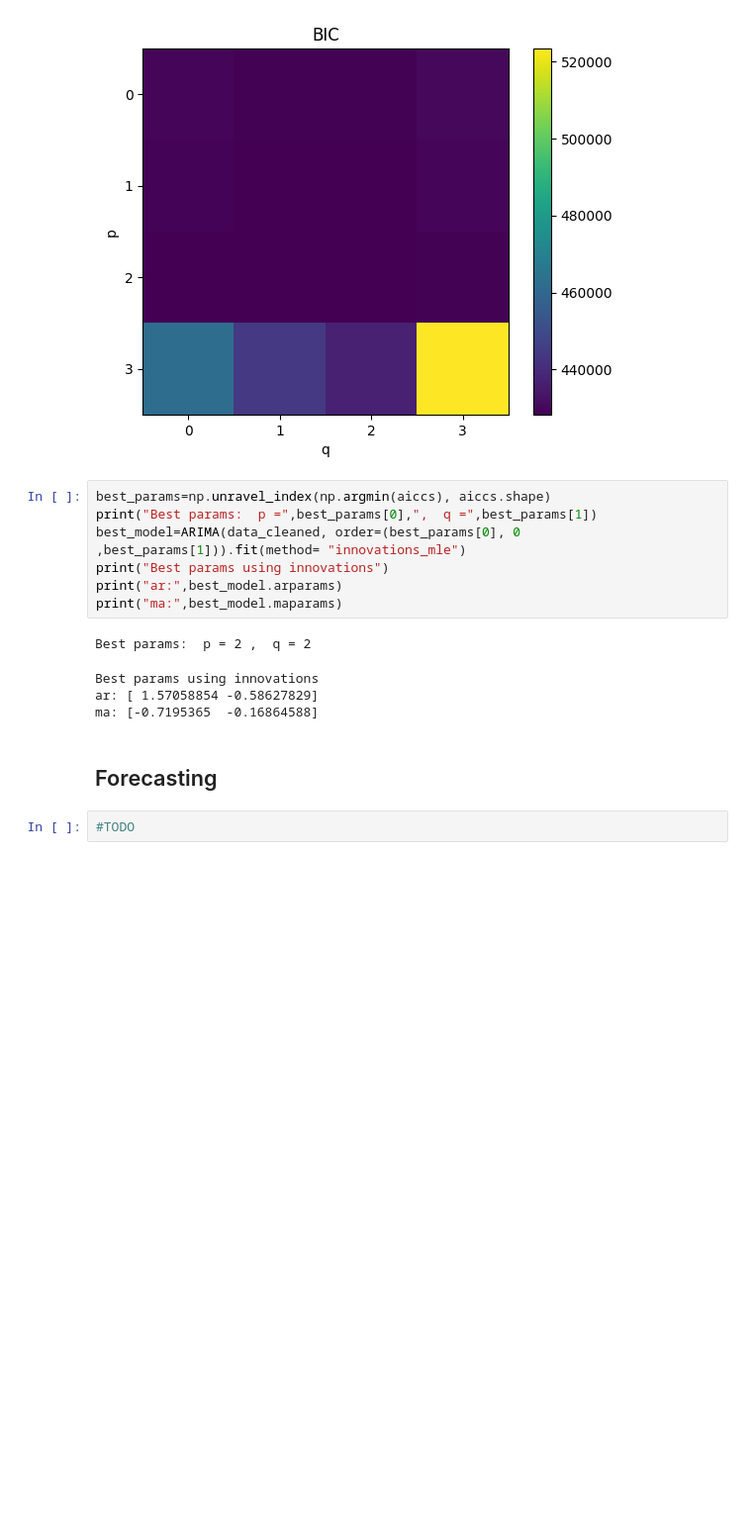
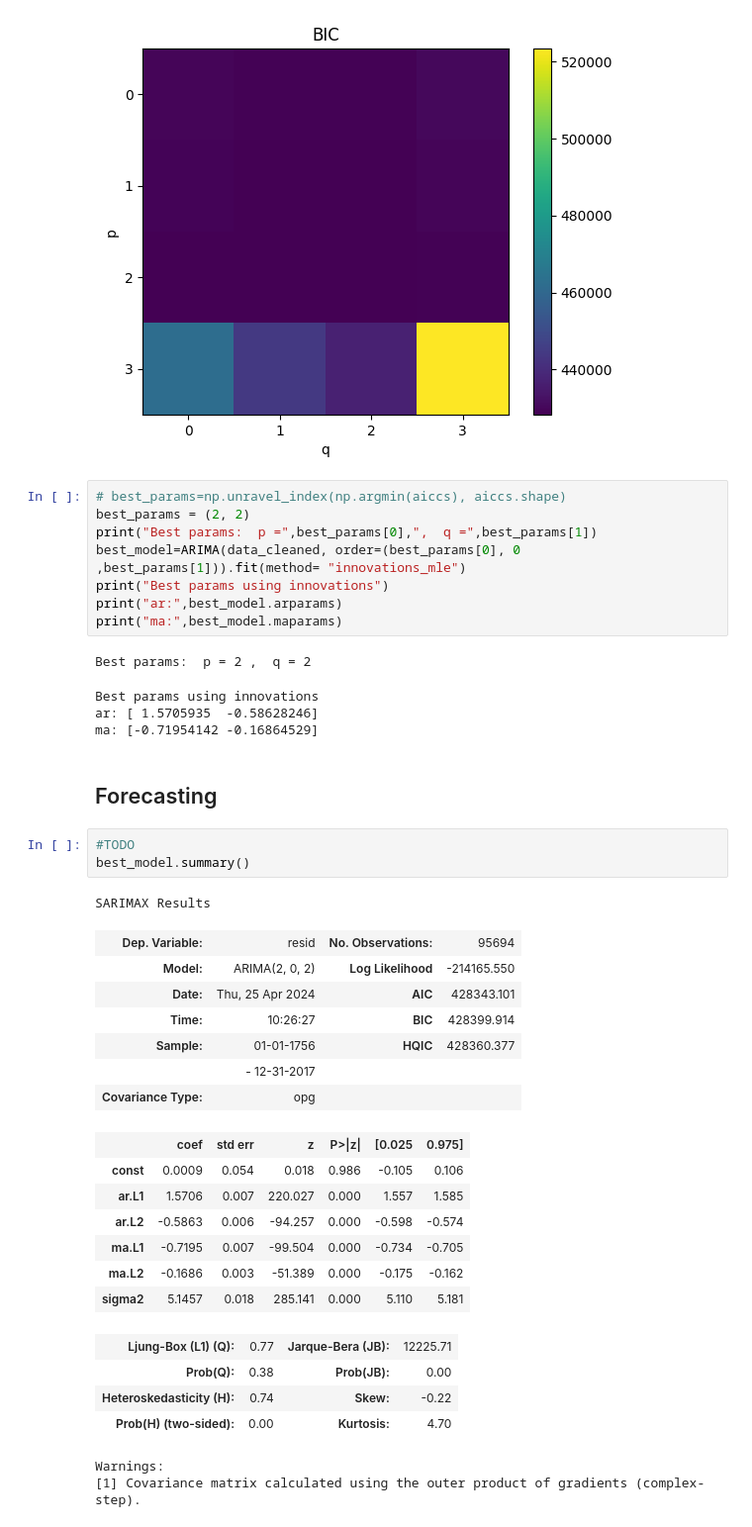
Before and after one commit to XindiLiu/TS_Project, a Jupyter notebook: partA.ipynb, the cells around one changed output. Shown at 99% size. Saved outputs shown, nothing was run; the diff lists cells and outputs as text; blank space fills up the shorter version.

```diff
--- a/partA.ipynb
+++ b/partA.ipynb
@@ -189,7 +190,8 @@ plt.show()
 [figure]
 [figure]
 # %%
-best_params=np.unravel_index(np.argmin(aiccs), aiccs.shape)
+# best_params=np.unravel_index(np.argmin(aiccs), aiccs.shape)
+best_params = (2, 2)
 print("Best params:  p =",best_params[0],",  q =",best_params[1])
 best_model=ARIMA(data_cleaned, order=(best_params[0], 0 ,best_params[1])).fit(method= "innovations_mle")
 print("Best params using innovations")
@@ -198,9 +200,32 @@ print("ma:",best_model.maparams)
 # %% [output]
 Best params:  p = 2 ,  q = 2
 Best params using innovations
-ar: [ 1.57058854 -0.58627829]
-ma: [-0.7195365  -0.16864588]
+ar: [ 1.5705935  -0.58628246]
+ma: [-0.71954142 -0.16864529]
 # %% [markdown]
 ## Forecasting
 # %%
 #TODO
+best_model.summary()
+# %% [output]
+SARIMAX Results
+| Dep. Variable: | resid | No. Observations: | 95694 |
+| Model: | ARIMA(2, 0, 2) | Log Likelihood | -214165.550 |
+| Date: | Thu, 25 Apr 2024 | AIC | 428343.101 |
+| Time: | 10:26:27 | BIC | 428399.914 |
+| Sample: | 01-01-1756 | HQIC | 428360.377 |
+|  | - 12-31-2017 |  |  |
+| Covariance Type: | opg |  |  |
+|  | coef | std err | z | P>|z| | [0.025 | 0.975] |
+| const | 0.0009 | 0.054 | 0.018 | 0.986 | -0.105 | 0.106 |
+| ar.L1 | 1.5706 | 0.007 | 220.027 | 0.000 | 1.557 | 1.585 |
+| ar.L2 | -0.5863 | 0.006 | -94.257 | 0.000 | -0.598 | -0.574 |
+| ma.L1 | -0.7195 | 0.007 | -99.504 | 0.000 | -0.734 | -0.705 |
+| ma.L2 | -0.1686 | 0.003 | -51.389 | 0.000 | -0.175 | -0.162 |
+| sigma2 | 5.1457 | 0.018 | 285.141 | 0.000 | 5.110 | 5.181 |
+| Ljung-Box (L1) (Q): | 0.77 | Jarque-Bera (JB): | 12225.71 |
+| Prob(Q): | 0.38 | Prob(JB): | 0.00 |
+| Heteroskedasticity (H): | 0.74 | Skew: | -0.22 |
+| Prob(H) (two-sided): | 0.00 | Kurtosis: | 4.70 |
+Warnings:
+[1] Covariance matrix calculated using the outer product of gradients (complex-step).
```
Also changed, not shown: parts of 5 cells of this notebook.
